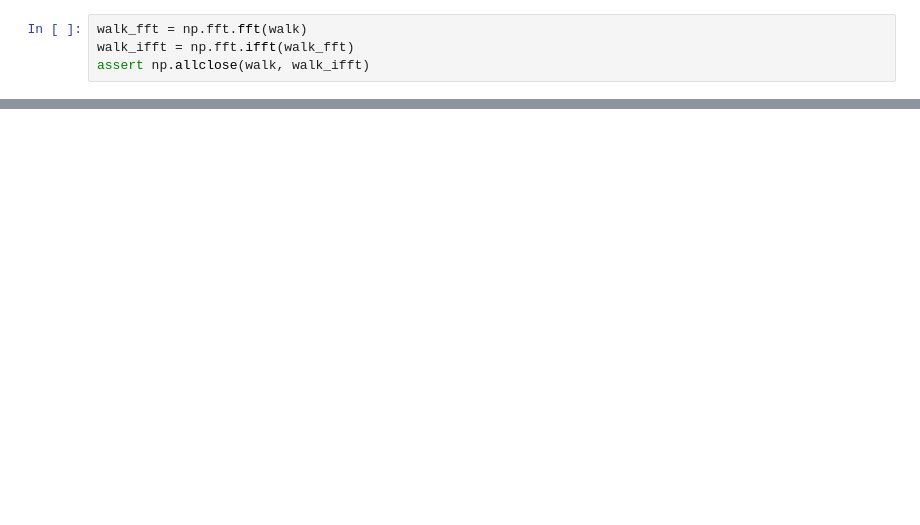
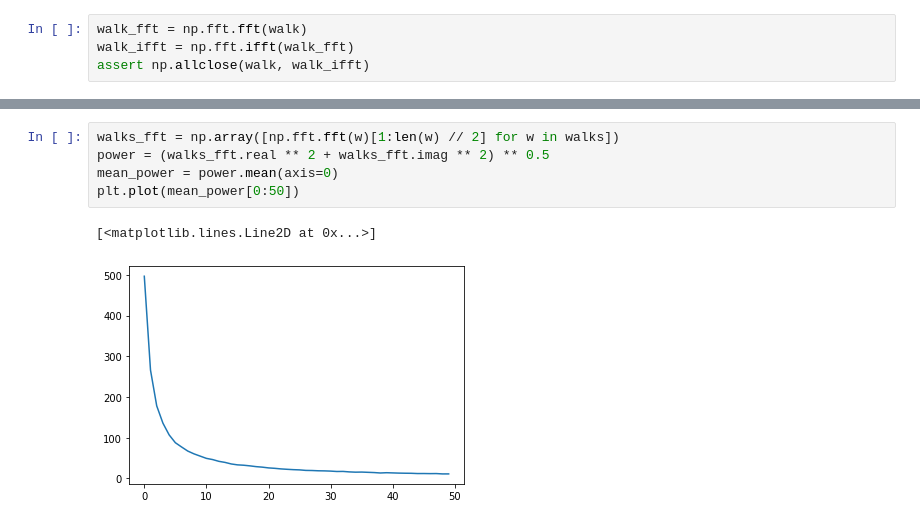
Before and after one commit to senderle/semantic-phasor-demo, a Jupyter notebook: fourier-introspection.ipynb, the cells around one changed output, grey strips where cells are left out. Saved outputs shown, nothing was run; the diff lists cells and outputs as text; blank space fills up the shorter version.

```diff
--- a/fourier-introspection.ipynb
+++ b/fourier-introspection.ipynb
@@ -65,0 +74,8 @@ plt.plot(normalize(eig))
+# %%
+walks_fft = np.array([np.fft.fft(w)[1:len(w) // 2] for w in walks])
+power = (walks_fft.real ** 2 + walks_fft.imag ** 2) ** 0.5
+mean_power = power.mean(axis=0)
+plt.plot(mean_power[0:50])
+# %% [output]
+[<matplotlib.lines.Line2D at 0x...>]
+[figure, added]
```
Also changed, not shown: parts of 4 cells of this notebook, 1 other file.
